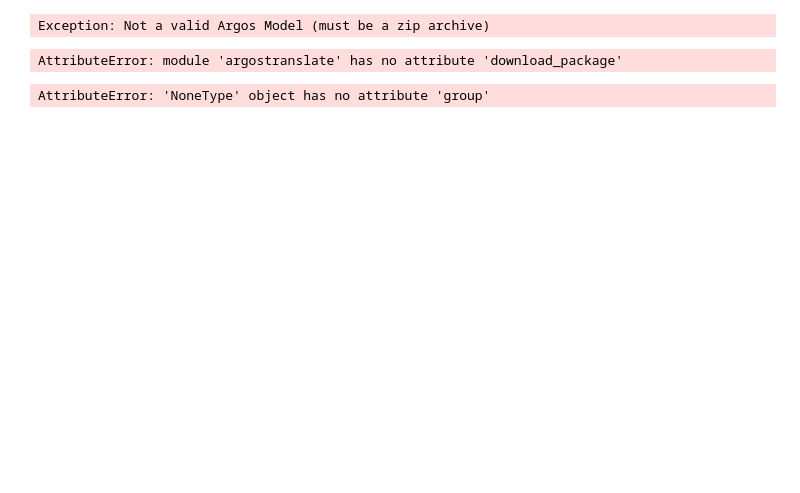
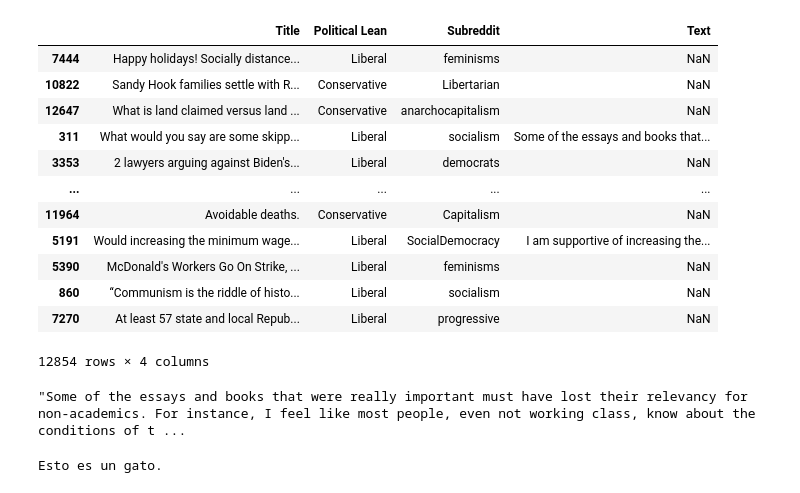
Before and after one commit to gonzaquis29/Political_Analysis_With_Transformers, a Jupyter notebook: data/Code/reddit_conservative_liberal.ipynb, the cells around one changed output. Saved outputs shown, nothing was run; the diff lists cells and outputs as text; code cells hidden in the pictures; blank space fills up the shorter version.

```diff
--- a/data/Code/reddit_conservative_liberal.ipynb
+++ b/data/Code/reddit_conservative_liberal.ipynb
@@ -45,2 +25,2 @@ reddit_posts.head()
 # %%
-reddit_posts = reddit_posts.drop('Unnamed: 0', axis=1)
+reddit_politics_shuffled = reddit_politics_shuffled.drop("Id",axis = 1)
@@ -60,22 +26,0 @@ reddit_posts
-# %%
-from argostranslate import package, translate
-
-package.update_package_index()
-package.install_from_path('en_es')
-# %% [output]
-Exception: Not a valid Argos Model (must be a zip archive)
-# %%
-# Descarga el paquete (si no está descargado aún)
-argostranslate.download_package("en-es")
-
-# Carga el paquete
-translator = translate.Translator("en-es")
-# %% [output]
-AttributeError: module 'argostranslate' has no attribute 'download_package'
-# %%
-from googletrans import Translator
-translator = Translator()
-translator.translate('안녕하세요.')
-# <Translated src=ko dest=en text=Good evening. pronunciation=Good evening.>
-# %% [output]
-AttributeError: 'NoneType' object has no attribute 'group'
@@ -86,0 +27,25 @@ translator.translate('veritas lux mea', src='la')
+# %%
+reddit_politics_shuffled = reddit_politics_shuffled.drop("Score",axis = 1)
+reddit_politics_shuffled = reddit_politics_shuffled.drop("URL",axis = 1)
+reddit_politics_shuffled = reddit_politics_shuffled.drop("Num of Comments",axis = 1)
+reddit_politics_shuffled = reddit_politics_shuffled.drop("Date Created",axis = 1)
+# %%
+reddit_politics_shuffled
+# %% [output]
+|  | Title | Political Lean | Subreddit | Text |
+| 7444 | Happy holidays! Socially distance... | Liberal | feminisms | NaN |
+| 10822 | Sandy Hook families settle with R... | Conservative | Libertarian | NaN |
+| 12647 | What is land claimed versus land ... | Conservative | anarchocapitalism | NaN |
+| 311 | What would you say are some skipp... | Liberal | socialism | Some of the essays and books that... |
+| 3353 | 2 lawyers arguing against Biden's... | Liberal | democrats | NaN |
+| ... | ... | ... | ... | ... |
+| 11964 | Avoidable deaths. | Conservative | Capitalism | NaN |
+| 5191 | Would increasing the minimum wage... | Liberal | SocialDemocracy | I am supportive of increasing the... |
+| 5390 | McDonald's Workers Go On Strike, ... | Liberal | feminisms | NaN |
+| 860 | “Communism is the riddle of histo... | Liberal | socialism | NaN |
+| 7270 | At least 57 state and local Repub... | Liberal | progressive | NaN |
+12854 rows × 4 columns
+# %%
+reddit_politics_shuffled["Text"].to_list()[3]
+# %% [output]
+"Some of the essays and books that were really important must have lost their relevancy for non-academics. For instance, I feel like most people, even not working class, know about the conditions of t ...
@@ -86,0 +64,4 @@ translator.translate('veritas lux mea', src='la')
+# %%
+print(translated_sentence)
+# %% [output]
+Esto es un gato.
```
Also changed, not shown: parts of 18 cells of this notebook, 3 other files.
